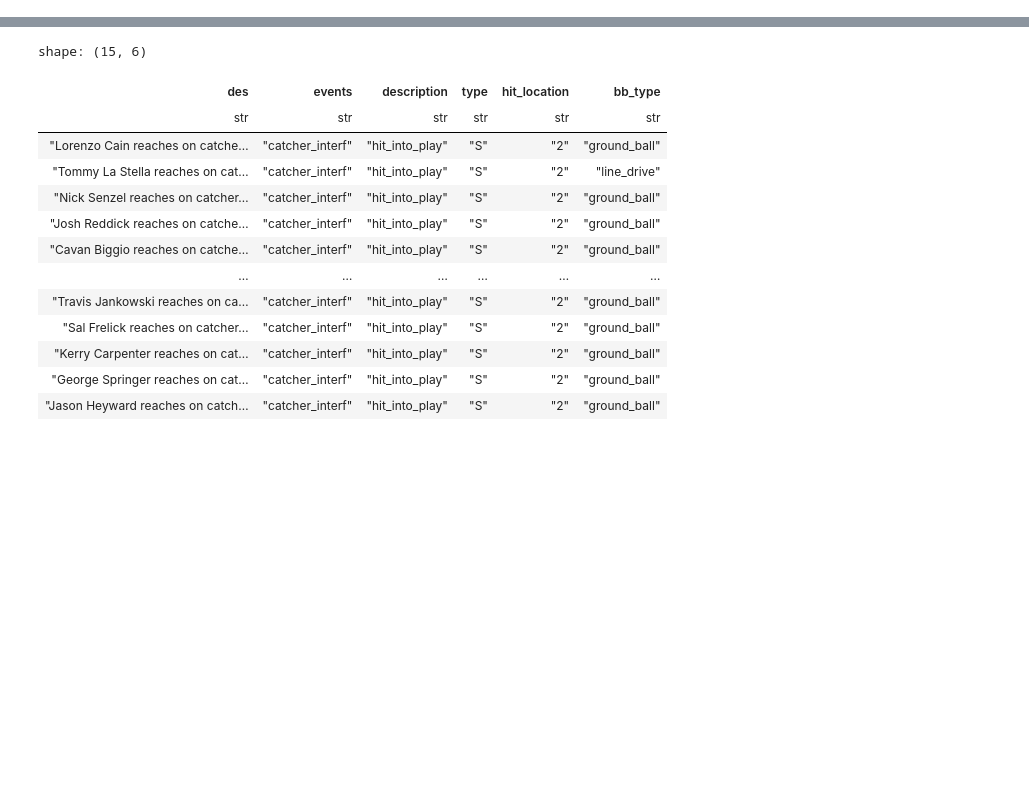
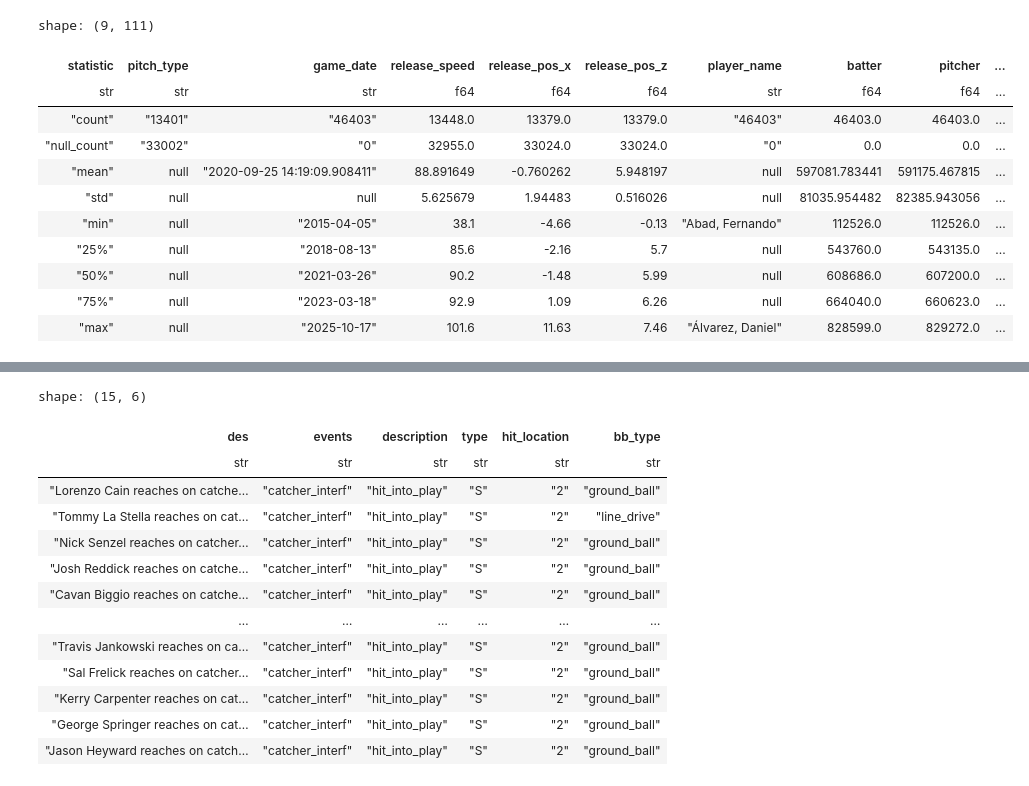
Before and after one commit to chernobylx/Saber, a Jupyter notebook: cleaning.ipynb, the cells around one changed output, grey strips where cells are left out. Drawn from its saved outputs; the diff is of its cells as text; code cells hidden in the pictures; blank space fills up the shorter version.

```diff
--- a/cleaning.ipynb
+++ b/cleaning.ipynb
@@ -233,7 +212,7 @@ sc_schema = pl.Schema(
 # %%
 sc_schema_clean = pl.Schema(
     {
-        'pitch_type': pl.String,
+        'pitch_type': pl.Categorical(),
         'game_date': pl.Date,
         'release_speed': pl.Float64,
         'release_pos_x': pl.Float64,
@@ -241,18 +220,18 @@ sc_schema_clean = pl.Schema(
         'player_name': pl.String,
         'batter': pl.UInt32,
         'pitcher': pl.UInt32,
-        'events': pl.String,
-        'description': pl.String,
-        'zone': pl.String,
+        'events': pl.Categorical(),
+        'description': pl.Categorical(),
+        'zone': pl.Categorical(),
         'des': pl.String,
-        'game_type': pl.String,
-        'stand': pl.String,
-        'p_throws': pl.String,
-        'home_team': pl.String,
-        'away_team': pl.String,
-        'type': pl.String,
-        'hit_location': pl.String,
-        'bb_type': pl.String,
+        'game_type': pl.Categorical(),
+        'stand': pl.Categorical(),
+        'p_throws': pl.Categorical(),
+        'home_team': pl.Categorical(),
+        'away_team': pl.Categorical(),
+        'type': pl.Categorical(),
+        'hit_location': pl.Categorical(),
+        'bb_type': pl.Categorical(),
         'balls': pl.UInt8,
         'strikes': pl.UInt8,
         'game_year': pl.UInt16,
@@ -265,7 +244,7 @@ sc_schema_clean = pl.Schema(
         'on_1b': pl.UInt32,
         'outs_when_up': pl.UInt8,
         'inning': pl.UInt8,
-        'inning_topbot': pl.String,
+        'inning_topbot': pl.Categorical(),
         'hc_x': pl.Float64,
         'hc_y': pl.Float64,
         'vx0': pl.Float64,
@@ -301,7 +280,7 @@ sc_schema_clean = pl.Schema(
         'launch_speed_angle': pl.UInt8,
         'at_bat_number': pl.UInt16,
         'pitch_number': pl.UInt8,
-        'pitch_name': pl.String,
+        'pitch_name': pl.Categorical(),
         'home_score': pl.UInt8,
         'away_score': pl.UInt8,
         'bat_score': pl.UInt8,
@@ -310,8 +289,8 @@ sc_schema_clean = pl.Schema(
         'post_home_score': pl.UInt8,
         'post_bat_score': pl.UInt8,
         'post_fld_score': pl.UInt8,
-        'if_fielding_alignment': pl.String,
-        'of_fielding_alignment': pl.String,
+        'if_fielding_alignment': pl.Categorical(),
+        'of_fielding_alignment': pl.Categorical(),
         'spin_axis': pl.UInt16,
         'delta_home_win_exp': pl.Float64,
         'delta_run_exp': pl.Float64,
@@ -458,3 +660,21 @@ shape: (9, 111)
 | "50%" | null | "2020-09-19" | 90.0 | -1.5 | 5.9 | null | 595978.0 | 601713.0 | ... |
 | "75%" | null | "2023-06-17" | 93.6 | 0.96 | 6.19 | null | 656941.0 | 656302.0 | ... |
 | "max" | null | "2025-11-01" | 105.7 | 18.0 | 10.54 | "Álvarez, Daniel" | 829272.0 | 829272.0 | ... |
+# %%
+df_sc.filter(
+    pl.any_horizontal('launch_speed','launch_angle', 'bat_speed', 'hit_distance_sc').is_null() &
+    pl.col('type').eq('X')
+).describe()
+# %% [output]
+shape: (9, 111)
+| statistic | pitch_type | game_date | release_speed | release_pos_x | release_pos_z | player_name | batter | pitcher | ... |
+| str | str | str | f64 | f64 | f64 | str | f64 | f64 | ... |
+| "count" | "13401" | "46403" | 13448.0 | 13379.0 | 13379.0 | "46403" | 46403.0 | 46403.0 | ... |
+| "null_count" | "33002" | "0" | 32955.0 | 33024.0 | 33024.0 | "0" | 0.0 | 0.0 | ... |
+| "mean" | null | "2020-09-25 14:19:09.908411" | 88.891649 | -0.760262 | 5.948197 | null | 597081.783441 | 591175.467815 | ... |
+| "std" | null | null | 5.625679 | 1.94483 | 0.516026 | null | 81035.954482 | 82385.943056 | ... |
+| "min" | null | "2015-04-05" | 38.1 | -4.66 | -0.13 | "Abad, Fernando" | 112526.0 | 112526.0 | ... |
+| "25%" | null | "2018-08-13" | 85.6 | -2.16 | 5.7 | null | 543760.0 | 543135.0 | ... |
+| "50%" | null | "2021-03-26" | 90.2 | -1.48 | 5.99 | null | 608686.0 | 607200.0 | ... |
+| "75%" | null | "2023-03-18" | 92.9 | 1.09 | 6.26 | null | 664040.0 | 660623.0 | ... |
+| "max" | null | "2025-10-17" | 101.6 | 11.63 | 7.46 | "Álvarez, Daniel" | 828599.0 | 829272.0 | ... |
```
Also changed, not shown: parts of 19 cells of this notebook, 2 other files.
